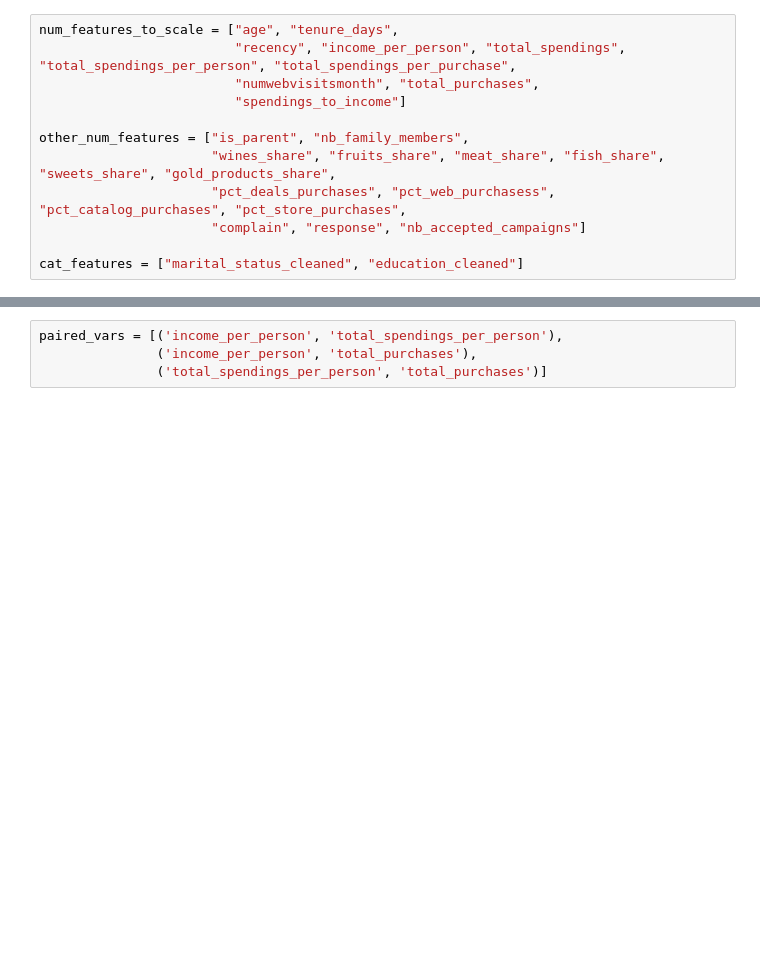
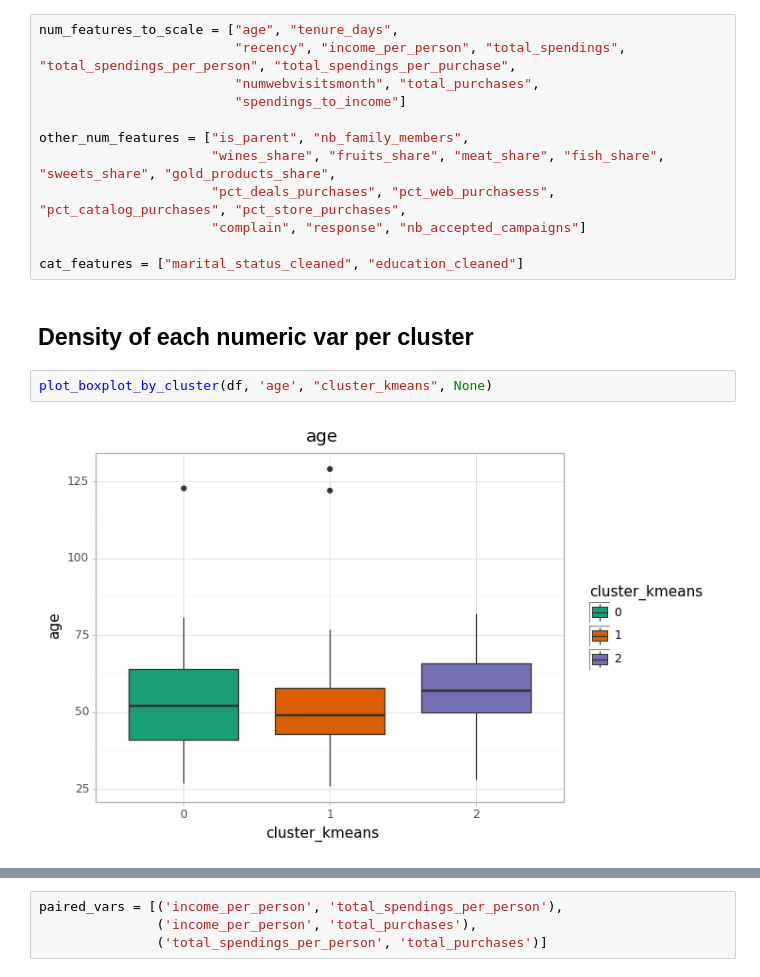
Before and after one commit to jw-zima/customer-segmentation-python, a Jupyter notebook: notebooks/5.0-jw-clusters-profiling.ipynb, the cells around one changed output, grey strips where cells are left out. Saved outputs shown, nothing was run; the diff lists cells and outputs as text; blank space fills up the shorter version.

```diff
--- a/notebooks/5.0-jw-clusters-profiling.ipynb
+++ b/notebooks/5.0-jw-clusters-profiling.ipynb
@@ -39,6 +27,12 @@ other_num_features = ["is_parent", "nb_family_members",
                       "complain", "response", "nb_accepted_campaigns"]
 
 cat_features = ["marital_status_cleaned", "education_cleaned"]
+# %% [markdown]
+## Density of each numeric var per cluster
+# %%
+plot_boxplot_by_cluster(df, 'age', "cluster_kmeans", None)
+# %% [output]
+[figure, added]
 # %%
 all_numeric_vars = num_features_to_scale + other_num_features
 
```
Also changed, not shown: parts of 7 cells of this notebook, 1 other file.
